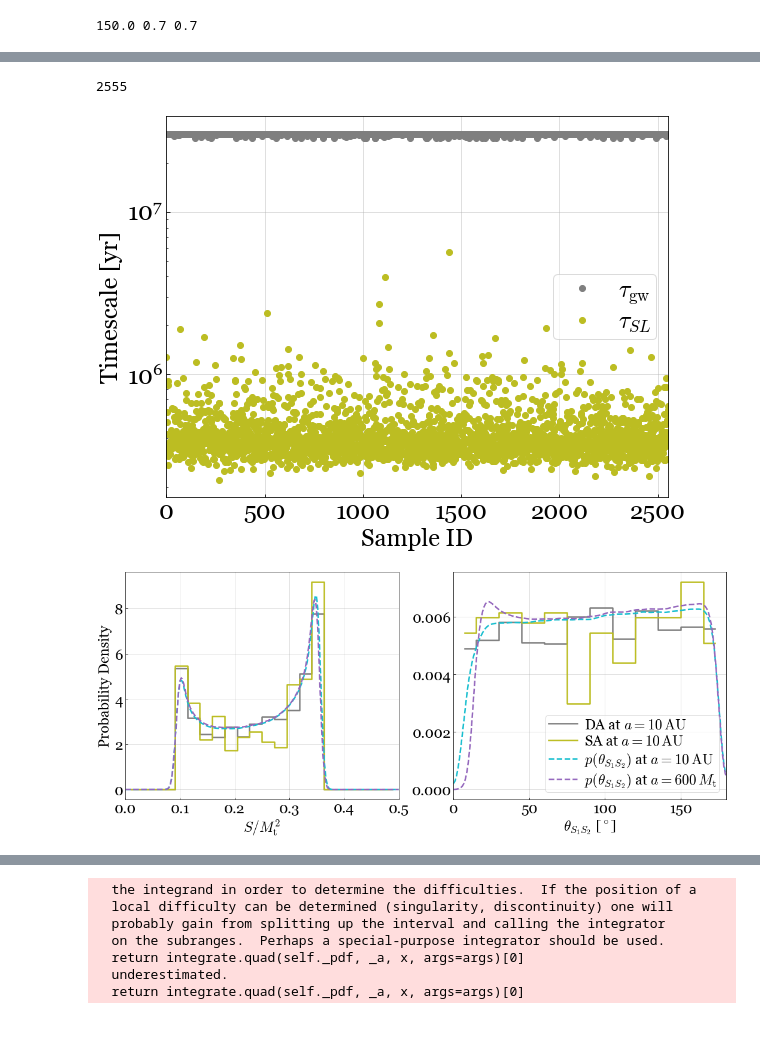
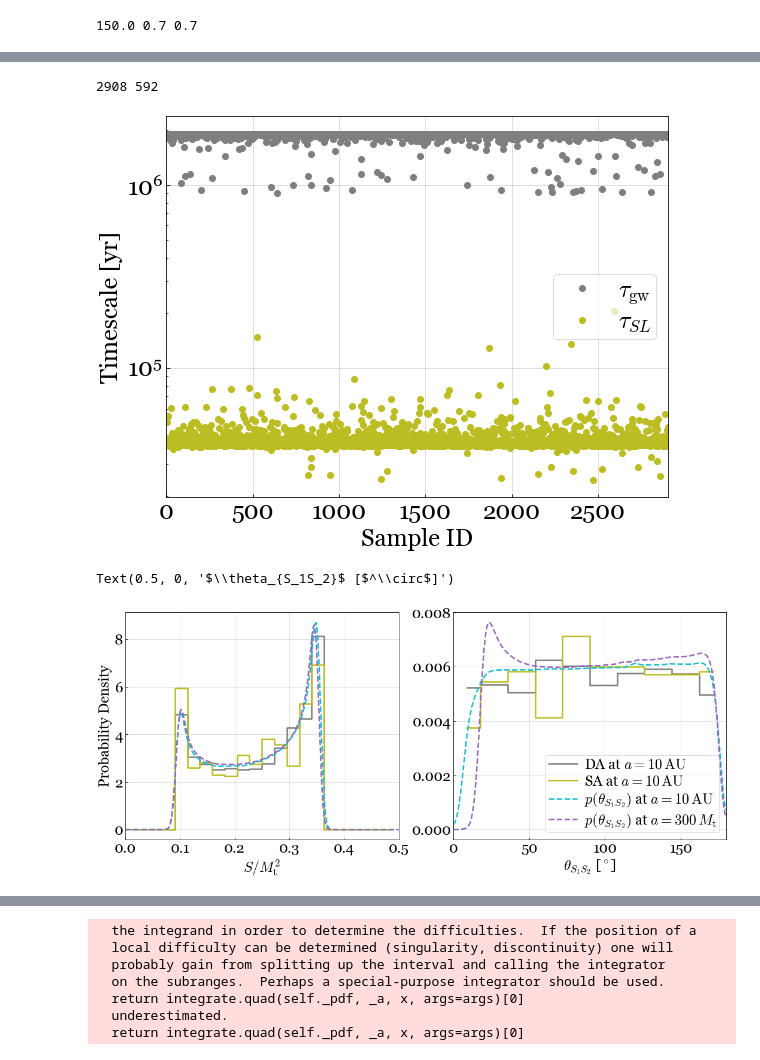
Before and after one commit to hangyu45/LK_evol, a Jupyter notebook: dist.ipynb, the cells around one changed output, grey strips where cells are left out. Saved outputs shown, nothing was run; the diff lists cells and outputs as text; code cells hidden in the pictures; blank space fills up the shorter version.

```diff
--- a/dist.ipynb
+++ b/dist.ipynb
@@ -359,7 +370,7 @@ r_Mt = G*(M1+M2)/c**2.
 S_Mt = G*(M1+M2)**2./c
 print(Mt/Ms, chi1, chi2)
 
-a_LK = 10.*AU
+a_LK = 0.3 * AU
 
 # DA
 chi_eff_init_da = data_init_da[:, 4]
@@ -376,9 +387,9 @@ th_S1L_da = data_LK_da[:, 12]
 th_S2L_da = data_LK_da[:, 13]
 th_SS_da = data_LK_da[:, 14]
 
-J_600_da = data_600_da[:, 5]*S_Mt
-L_600_da = data_600_da[:, 6]*S_Mt
-e_600_da = data_600_da[:, 7]
+J_300_da = data_300_da[:, 5]*S_Mt
+L_300_da = data_300_da[:, 6]*S_Mt
+e_300_da = data_300_da[:, 7]
 
 # SA
 chi_eff_init_sa = data_init_sa[:, 4]
@@ -395,9 +406,9 @@ th_S1L_sa = data_LK_sa[:, 12]
 th_S2L_sa = data_LK_sa[:, 13]
 th_SS_sa = data_LK_sa[:, 14]
 
-J_600_sa = data_600_sa[:, 5]*S_Mt
-L_600_sa = data_600_sa[:, 6]*S_Mt
-e_600_sa = data_600_sa[:, 7]
+J_300_sa = data_300_sa[:, 5]*S_Mt
+L_300_sa = data_300_sa[:, 6]*S_Mt
+e_300_sa = data_300_sa[:, 7]
 # %% [output]
 150.0 0.7 0.7
 # %%
@@ -411,30 +422,30 @@ ax.semilogx(t_m_sa, chi_eff_sa, ls='', marker='.')
 # %%
-idx_da=(chi_eff_da>-0.1) & (chi_eff_da<0.1) & (t_m_da>0e7)
-idx_sa=(chi_eff_sa>-0.1) & (chi_eff_sa<0.1) & (t_m_sa>0e7)
-print(len(chi_eff_da[idx_da]))
+idx_da=(chi_eff_da>-0.1) & (chi_eff_da<0.1) #& (t_m_da>3e3)
+idx_sa=(chi_eff_sa>-0.1) & (chi_eff_sa<0.1) #& (t_m_sa>3e3)
+print(len(chi_eff_da[idx_da]), len(chi_eff_sa[idx_sa]))
 
 nSamp = len(chi_eff_da[idx_da])
 
-tau_600_gw = np.zeros(nSamp)
-tau_600_pre = np.zeros(nSamp)
+tau_300_gw = np.zeros(nSamp)
+tau_300_pre = np.zeros(nSamp)
 
 for i in range(nSamp):
-    tau_600_gw[i] = get_inst_t_gw_from_a_orb(M1, M2, 600.*r_Mt, e_600_da[idx_da][i])
+    tau_300_gw[i] = get_inst_t_gw_from_a_orb(M1, M2, 300.*r_Mt, e_300_da[idx_da][i])
 
     par = np.array([M1, M2, S1, S2, chi_eff_da[idx_da][i]])
-    tau_600_pre[i] = \
-        get_tau_pre(J_600_da[idx_da][i], L_600_da[idx_da][i], e_600_da[idx_da][i], par, nPt=1000)
+    tau_300_pre[i] = \
+        get_tau_pre(J_300_da[idx_da][i], L_300_da[idx_da][i], e_300_da[idx_da][i], par, nPt=500)
 
 fig=plt.figure()
 ax=fig.add_subplot(111)
-ax.semilogy(np.arange(nSamp), tau_600_gw, color='tab:grey', ls='', marker='.', label=r'$\tau_{\rm gw}$')
-ax.semilogy(np.arange(nSamp), tau_600_pre, color='tab:olive', ls='', marker='.', label=r'$\tau_{SL}$')
+ax.semilogy(np.arange(nSamp), tau_300_gw, color='tab:grey', ls='', marker='.', label=r'$\tau_{\rm gw}$')
+ax.semilogy(np.arange(nSamp), tau_300_pre, color='tab:olive', ls='', marker='.', label=r'$\tau_{SL}$')
 ax.set_ylabel(r'Timescale [yr]')
 ax.set_xlabel(r'Sample ID')
 ax.legend(loc='center right')
 ax.set_xlim([0, nSamp])
-plt.savefig(fig_dir+'timescale_600.pdf')
+plt.savefig(fig_dir+'timescale_300.pdf')
 # %% [output]
-2555
+2908 592
-[figure, old version]
+[figure, new version]
 # %%
@@ -453,7 +468,7 @@ var_600_da, pdf_600_da \
                  nPtPDF=400, nPt=100, ax=None, cut=0)
 # %%
 nbins=22
-nbins_thSS=12
+nbins_thSS=10
 h_S_da, edges_S = np.histogram(S_LK_da[idx_da]/S_Mt, bins=nbins, range=(0., 0.5), density=True)
 h_S_sa, __ = np.histogram(S_LK_sa[idx_sa]/S_Mt, bins=nbins, range=(0., 0.5), density=True)
 h_thSS_da, edges_thSS = np.histogram(th_SS_da[idx_da]*180./np.pi, bins=nbins_thSS, range=(0., 180.), density=True)
@@ -468,7 +483,7 @@ ax=fig.add_subplot(121)
 ax.step(mid_S, h_S_da, where='mid', label=r'DA at $a = 10\,{\rm AU}$', color='tab:grey')
 ax.step(mid_S, h_S_sa, where='mid', label=r'SA at $a = 10\,{\rm AU}$', color='tab:olive')
 ax.plot(var_LK_da[0, :], g_filt(pdf_LK_da[0, :], 5), ls='--', label=r'$p(S)$ at $a = 10\,{\rm AU}$', color='tab:cyan')
-ax.plot(var_600_da[0, :], g_filt(pdf_600_da[0, :], 5), ls='--', label=r'$p(S)$ at $a = 600\,M_{\rm t}$', color='tab:purple')
+ax.plot(var_300_da[0, :], g_filt(pdf_300_da[0, :], 5), ls='--', label=r'$p(S)$ at $a = 300\,M_{\rm t}$', color='tab:purple')
 ax.set_xlim([0, 0.5])
 
 # ax.plot(S_LK_v/S_Mt, 1./prob_S_LK_med_v/10., label=r'$\propto |{\rm d}S/{\rm d}t|/S\,|_{\overline{J}, \overline{L}}$')
@@ -480,12 +495,13 @@ ax=fig.add_subplot(122)
 ax.step(mid_thSS, h_thSS_da, where='mid', label=r'DA at $a = 10\,{\rm AU}$', color='tab:grey')
 ax.step(mid_thSS, h_thSS_sa, where='mid', label=r'SA at $a = 10\,{\rm AU}$', color='tab:olive')
 ax.plot(var_LK_da[-1, :], g_filt(pdf_LK_da[-1, :], 5), ls='--', label=r'$p(\theta_{S_1S_2})$ at $a = 10\,{\rm AU}$', color='tab:cyan')
-ax.plot(var_600_da[-1, :], g_filt(pdf_600_da[-1, :], 5), ls='--', label=r'$p(\theta_{S_1S_2})$ at $a = 600\,M_{\rm t}$', color='tab:purple')
+ax.plot(var_300_da[-1, :], g_filt(pdf_300_da[-1, :], 5), ls='--', label=r'$p(\theta_{S_1S_2})$ at $a = 300\,M_{\rm t}$', color='tab:purple')
 ax.set_xlim([0., 180.])
 ax.legend()
 ax.set_xlabel(r'$\theta_{S_1S_2}$ [$^\circ$]')
 # ax.set_ylabel(r'Probability Density')
 
-plt.savefig(fig_dir + 'S_thSS_dist.pdf')
+# plt.savefig(fig_dir + 'S_thSS_dist.pdf')
 # %% [output]
+Text(0.5, 0, '$\\theta_{S_1S_2}$ [$^\\circ$]')
-[figure, old version]
+[figure, new version]
```
Also changed, not shown: parts of 40 cells of this notebook, 9 other files.
